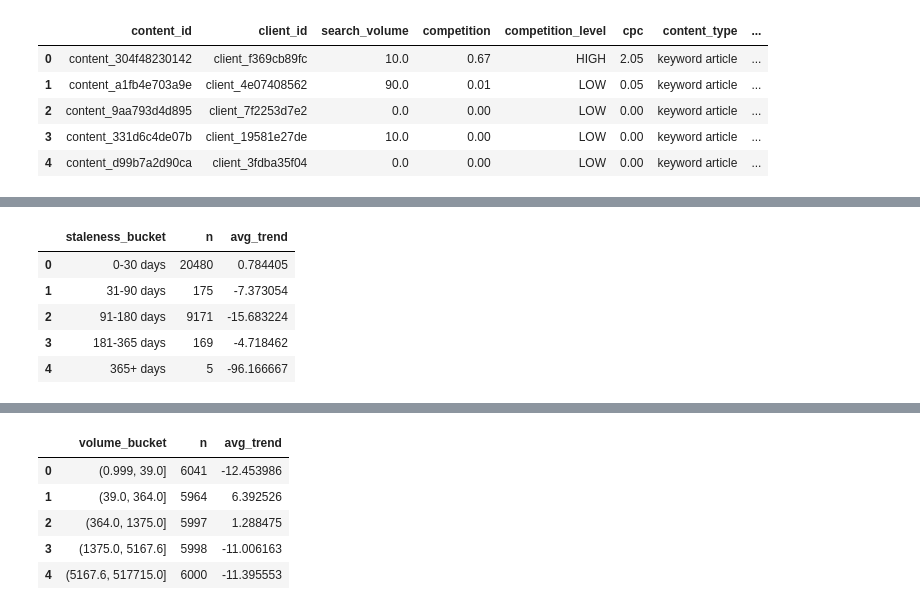
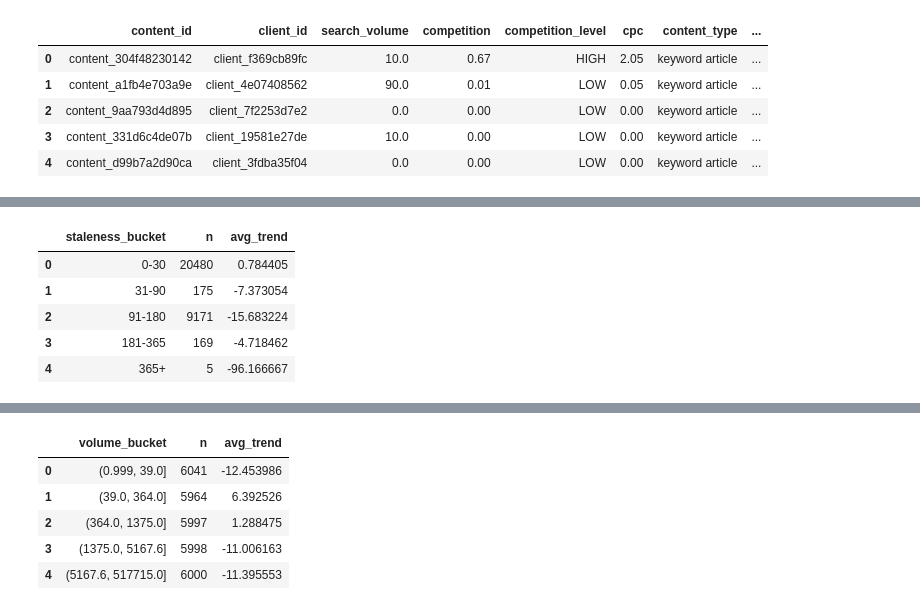
Before and after one commit to ZRARAKBAR/flyrank-ml-internship, a Jupyter notebook: work/notebooks/w04_baseline_score.ipynb, the cells around one changed output, grey strips where cells are left out. Cells and saved outputs as stored; diff of their text form; code cells hidden in the pictures.

```diff
--- a/work/notebooks/w04_baseline_score.ipynb
+++ b/work/notebooks/w04_baseline_score.ipynb
@@ -68,38 +102,31 @@ features.head()
 # %%
 df["staleness_bucket"] = pd.cut(
     df["days_since_last_update"],
-    bins=[
-        -1,
-        30,
-        90,
-        180,
-        365,
-        np.inf
-    ],
+    bins=[-1,30,90,180,365,np.inf],
     labels=[
-        "0-30 days",
-        "31-90 days",
-        "91-180 days",
-        "181-365 days",
-        "365+ days"
+        "0-30",
+        "31-90",
+        "91-180",
+        "181-365",
+        "365+"
     ]
 )
 
 staleness_check = (
     df.groupby("staleness_bucket", observed=True)
-    .agg(
-        n=("content_id","count"),
-        avg_trend=("trend_pct","mean")
-    )
-    .reset_index()
+      .agg(
+          n=("content_id","count"),
+          avg_trend=("trend_pct","mean")
+      )
+      .reset_index()
 )
 
 staleness_check
 # %% [output]
 |  | staleness_bucket | n | avg_trend |
-| 0 | 0-30 days | 20480 | 0.784405 |
-| 1 | 31-90 days | 175 | -7.373054 |
-| 2 | 91-180 days | 9171 | -15.683224 |
-| 3 | 181-365 days | 169 | -4.718462 |
-| 4 | 365+ days | 5 | -96.166667 |
+| 0 | 0-30 | 20480 | 0.784405 |
+| 1 | 31-90 | 175 | -7.373054 |
+| 2 | 91-180 | 9171 | -15.683224 |
+| 3 | 181-365 | 169 | -4.718462 |
+| 4 | 365+ | 5 | -96.166667 |
 # %% [markdown]
```
Also changed, not shown: parts of 19 cells of this notebook.
